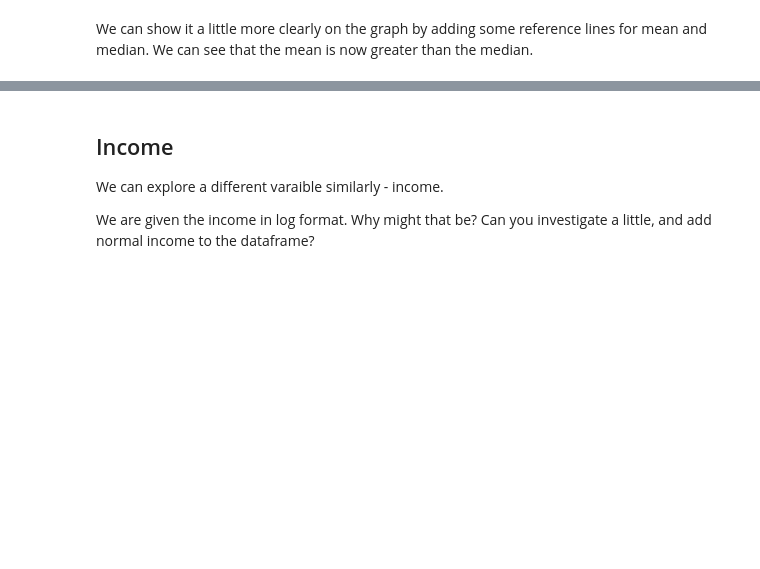
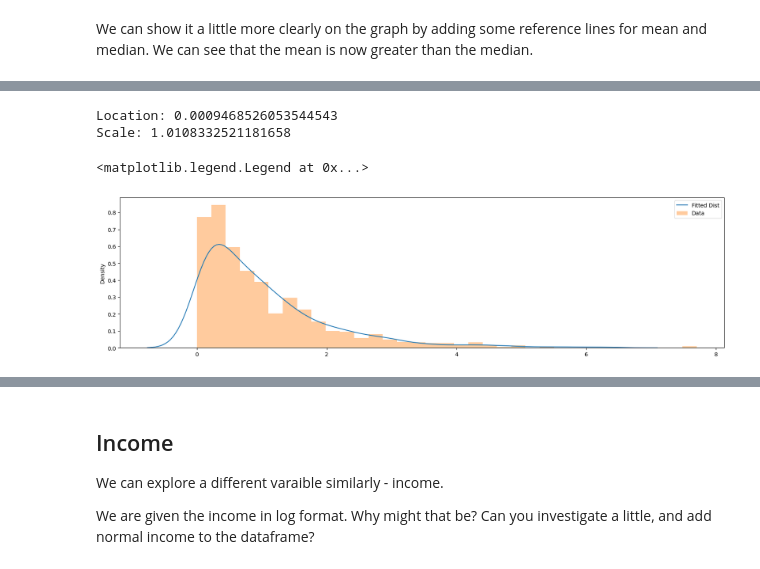
Before and after one commit to SedemSetor/Basic_Stats_in_Python_Student_Repository, a Jupyter notebook: 010_PDF.ipynb, the cells around one changed output, grey strips where cells are left out. Saved outputs shown, nothing was run; the diff lists cells and outputs as text; code cells hidden in the pictures; blank space fills up the shorter version.

```diff
--- a/010_PDF.ipynb
+++ b/010_PDF.ipynb
@@ -164,0 +246,14 @@ thinkplot.Config()
+# %%
+exp_params = scipy.stats.expon.fit(exp_data)
+#print each parameter
+print("Location:", exp_params[0])
+print("Scale:", exp_params[1])
+exp_dist = scipy.stats.expon(exp_params[0], exp_params[1])
+sns.kdeplot(data=exp_dist.rvs(1000), label="Fitted Dist", fill=False)
+sns.distplot(exp_data, label="Data", kde=False, hist_kws={"density": True})
+plt.legend()
+# %% [output]
+Location: 0.0009468526053544543
+Scale: 1.0108332521181658
+<matplotlib.legend.Legend at 0x...>
+[figure, added]
```
Also changed, not shown: parts of 18 cells of this notebook, 3 other files.
